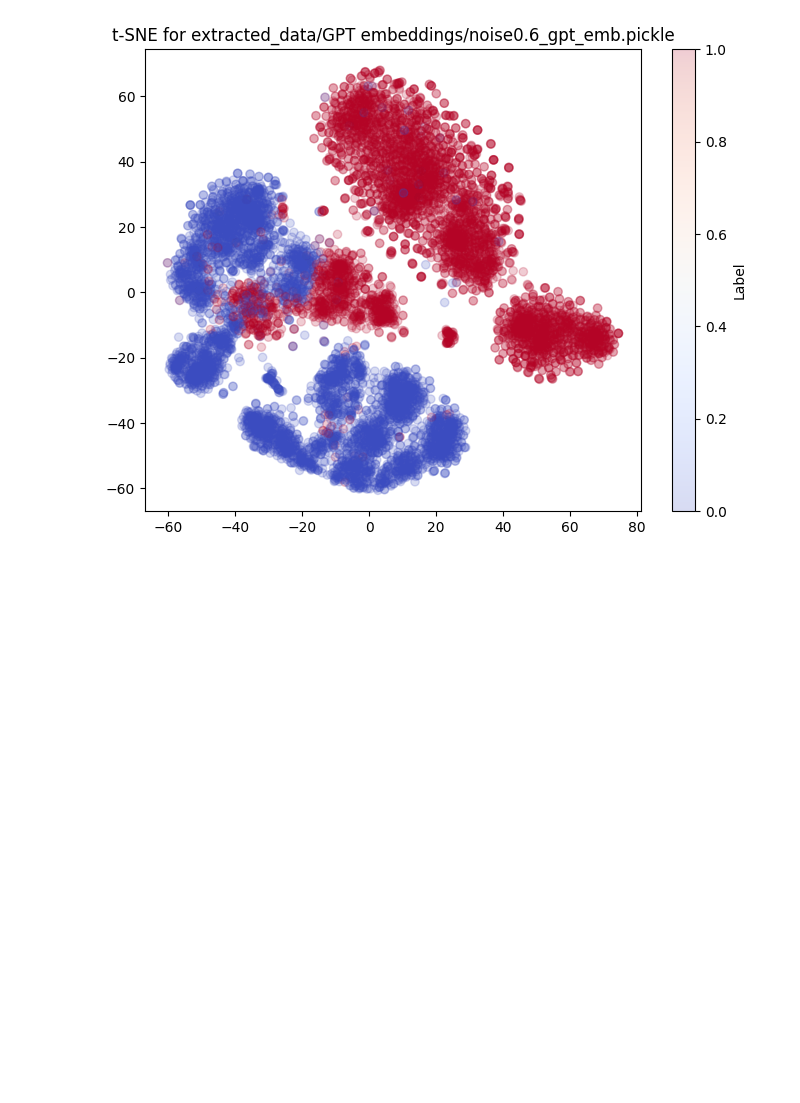
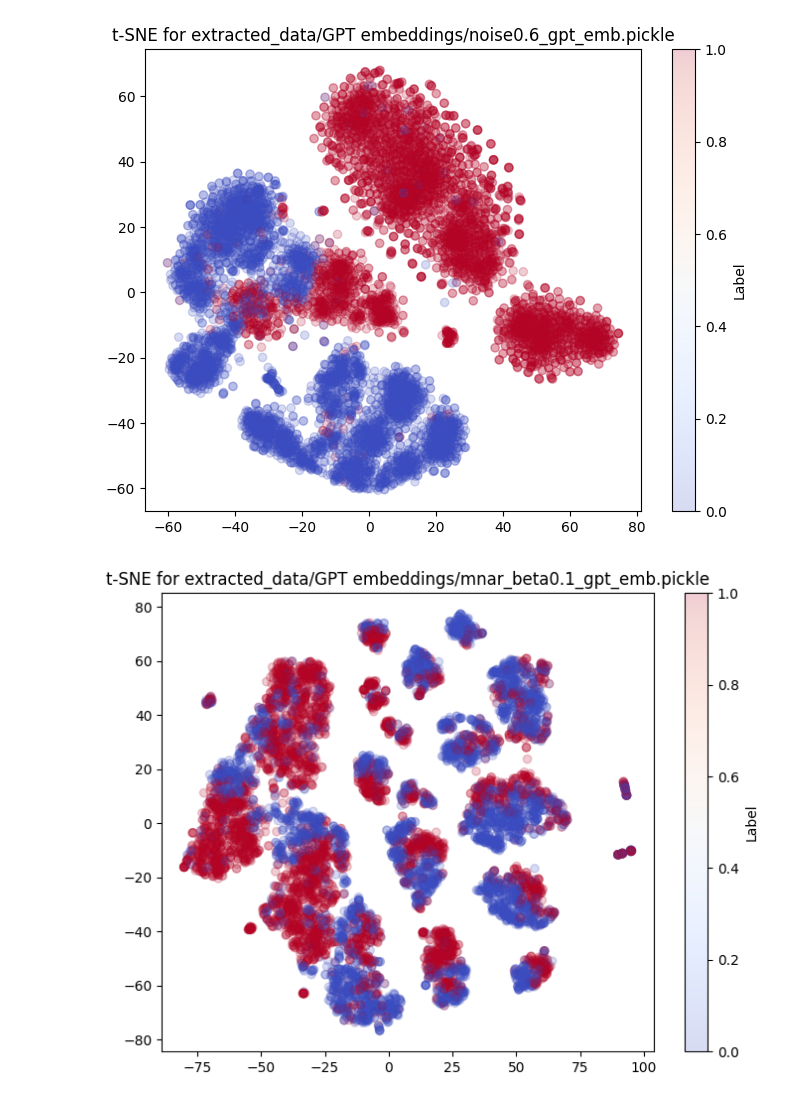
Before and after one commit to jp4147/trend-analysis, a Jupyter notebook: embeddings_clustering.ipynb, the cells around one changed output. Cells and saved outputs as stored; diff of their text form; code cells hidden in the pictures; blank space fills up the shorter version.

Commit message:
Added mnar and mar clustering embeddings and different missingness scenario

```diff
--- a/embeddings_clustering.ipynb
+++ b/embeddings_clustering.ipynb
@@ -19,7 +12,9 @@ import pickle
 embeddings_files = [
     "extracted_data/GPT embeddings/mcar_beta0_gpt_emb.pickle",
     "extracted_data/GPT embeddings/noise0.6_gpt_emb.pickle",
-    "extracted_data/GPT embeddings/mcar_beta0.1_gpt_emb.pickle"
+    "extracted_data/GPT embeddings/mcar_beta0.1_gpt_emb.pickle",
+    "extracted_data/GPT embeddings/mnar_beta0.1_gpt_emb.pickle",
+    "extracted_data/GPT embeddings/mar_beta0.1_gpt_emb.pickle"
 ]
 
 # Load all embeddings into a dictionary
@@ -67,3 +62,7 @@ process_tsne('extracted_data/GPT embeddings/mcar_beta0.1_gpt_emb.pickle')
 process_tsne('extracted_data/GPT embeddings/noise0.6_gpt_emb.pickle')
 # %% [output]
 [figure]
+# %%
+process_tsne('extracted_data/GPT embeddings/mnar_beta0.1_gpt_emb.pickle')
+# %% [output]
+[figure, added]
```
Also changed, not shown: parts of 3 cells of this notebook, 5 other files.
